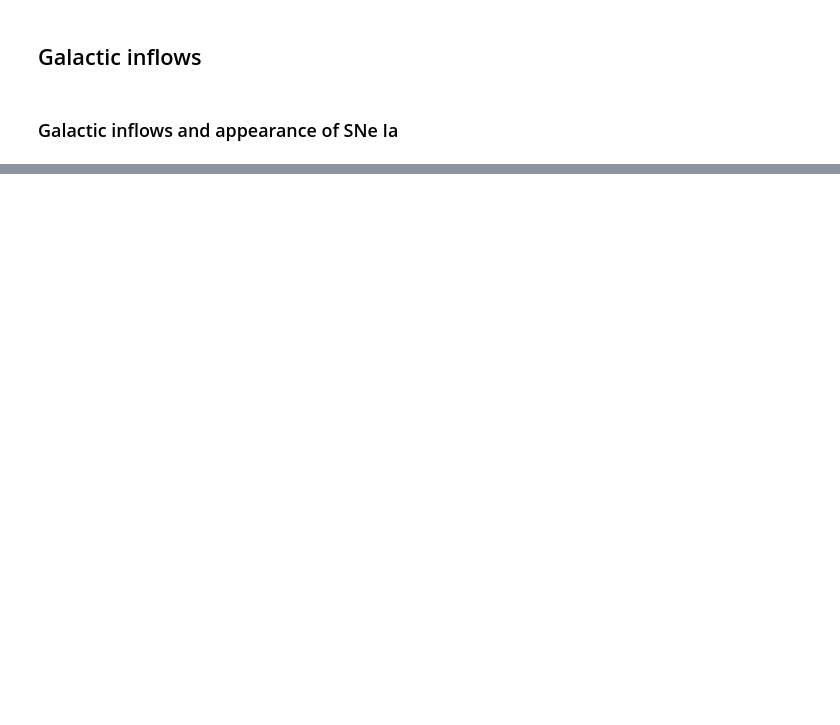
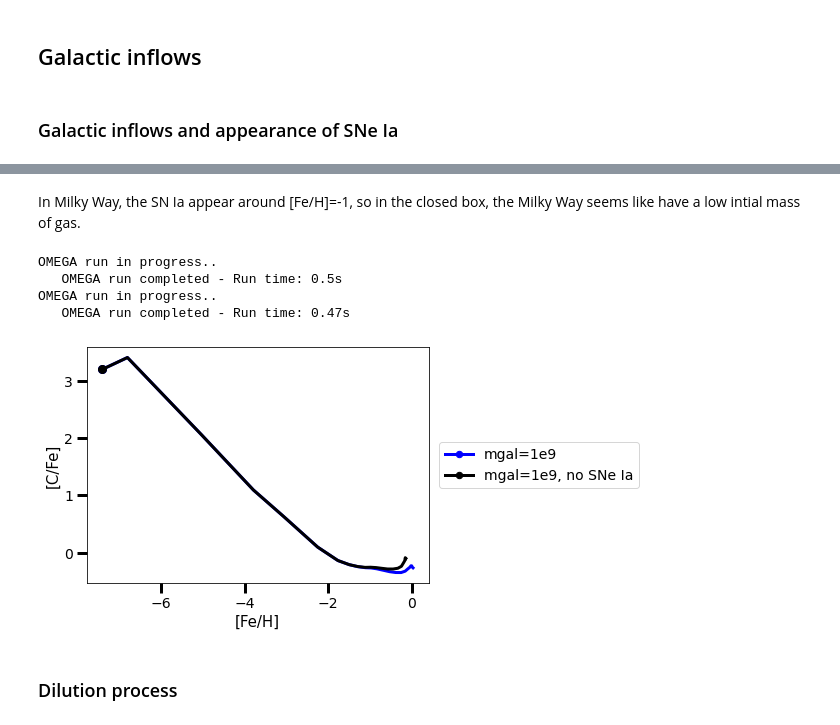
Before and after one commit to GuoZiYi-astro/GCE, a Jupyter notebook: First steps OMEGA 2 open box.ipynb, the cells around one changed output, grey strips where cells are left out. Cells and saved outputs as stored; diff of their text form; code cells hidden in the pictures; blank space fills up the shorter version.

```diff
--- a/First steps OMEGA 2 open box.ipynb
+++ b/First steps OMEGA 2 open box.ipynb
@@ -59,0 +74,25 @@ o_11_close_noIa.plot_spectro(fig=3,xaxis=x,yaxis=y,color='r',label='mgal=1e11,no
+# %% [markdown]
+In Milky Way, the SN Ia appear around [Fe/H]=-1, so in the closed box, the Milky Way seems like have a low intial mass of gas.
+# %%
+# set the inflow and outflow with or without SNe Ia
+
+o_9_open=o.omega(mgal=1e9,cte_sfr=1,in_out_control=True,outflow_rate=0,inflow_rate=1.0)
+
+o_9_open_no1a=o.omega(mgal=1e9,cte_sfr=1,in_out_control=True,outflow_rate=0,
+                      inflow_rate=1,sn1a_on=False)
+# %% [output]
+OMEGA run in progress..
+   OMEGA run completed - Run time: 0.5s
+OMEGA run in progress..
+   OMEGA run completed - Run time: 0.47s
+# %%
+# still plot the same figure
+x='[Fe/H]'
+y='[C/Fe]'
+
+o_9_open.plot_spectro(fig=6,xaxis=x,yaxis=y,label='mgal=1e9',color='b')
+o_9_open_no1a.plot_spectro(fig=6,xaxis=x,yaxis=y,label='mgal=1e9, no SNe Ia')
+# %% [output]
+[figure, added]
+# %% [markdown]
+### Dilution process
```
Also changed, not shown: parts of 36 cells of this notebook.
